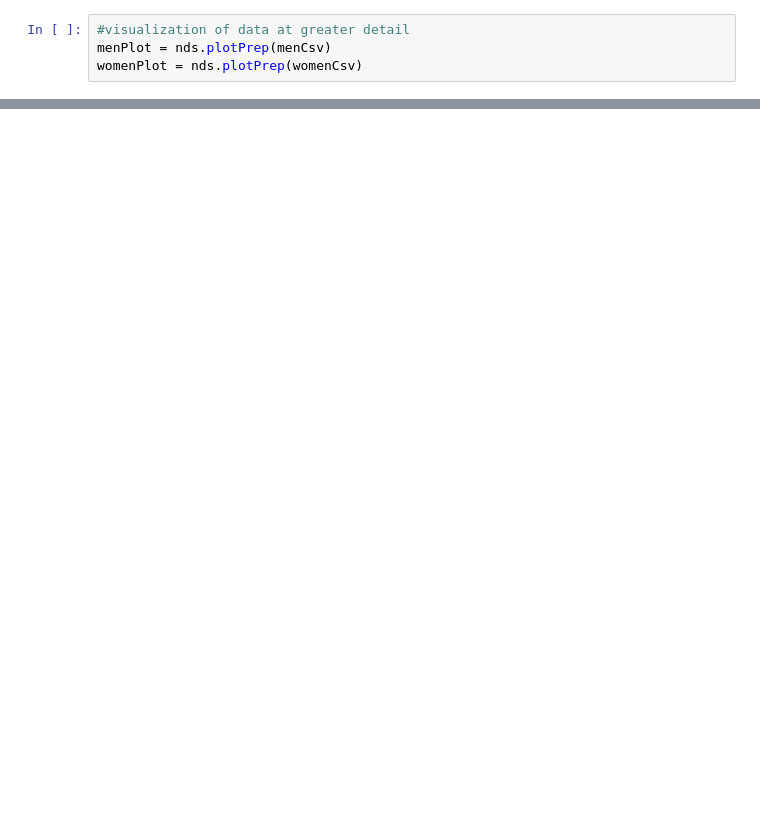
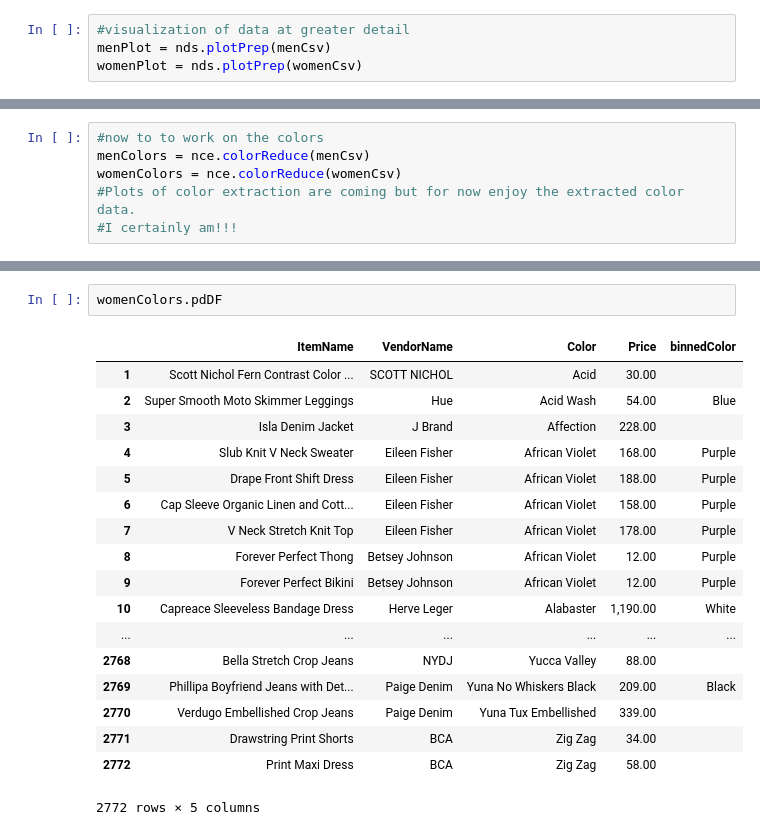
Before and after one commit to BEugeneSmith/codingFashion, a Jupyter notebook: NordstromDescStats.ipynb, the cells around one changed output, grey strips where cells are left out. Cells and saved outputs as stored; diff of their text form; blank space fills up the shorter version.

Commit message:
updated with simplified color data

```diff
--- a/NordstromDescStats.ipynb
+++ b/NordstromDescStats.ipynb
@@ -163,0 +183,6 @@ show(textureBar)
+# %%
+#now to to work on the colors
+menColors = nce.colorReduce(menCsv)
+womenColors = nce.colorReduce(womenCsv)
+#Plots of color extraction are coming but for now enjoy the extracted color data.
+#I certainly am!!!
@@ -163,0 +211,21 @@ show(textureBar)
+# %%
+womenColors.pdDF
+# %% [output]
+|  | ItemName | VendorName | Color | Price | binnedColor |
+| 1 | Scott Nichol Fern Contrast Color ... | SCOTT NICHOL | Acid | 30.00 |  |
+| 2 | Super Smooth Moto Skimmer Leggings | Hue | Acid Wash | 54.00 | Blue |
+| 3 | Isla Denim Jacket | J Brand | Affection | 228.00 |  |
+| 4 | Slub Knit V Neck Sweater | Eileen Fisher | African Violet | 168.00 | Purple |
+| 5 | Drape Front Shift Dress | Eileen Fisher | African Violet | 188.00 | Purple |
+| 6 | Cap Sleeve Organic Linen and Cott... | Eileen Fisher | African Violet | 158.00 | Purple |
+| 7 | V Neck Stretch Knit Top | Eileen Fisher | African Violet | 178.00 | Purple |
+| 8 | Forever Perfect Thong | Betsey Johnson | African Violet | 12.00 | Purple |
+| 9 | Forever Perfect Bikini | Betsey Johnson | African Violet | 12.00 | Purple |
+| 10 | Capreace Sleeveless Bandage Dress | Herve Leger | Alabaster | 1,190.00 | White |
+| ... | ... | ... | ... | ... | ... |
+| 2768 | Bella Stretch Crop Jeans | NYDJ | Yucca Valley | 88.00 |  |
+| 2769 | Phillipa Boyfriend Jeans with Det... | Paige Denim | Yuna No Whiskers Black | 209.00 | Black |
+| 2770 | Verdugo Embellished Crop Jeans | Paige Denim | Yuna Tux Embellished | 339.00 |  |
+| 2771 | Drawstring Print Shorts | BCA | Zig Zag | 34.00 |  |
+| 2772 | Print Maxi Dress | BCA | Zig Zag | 58.00 |  |
+2772 rows × 5 columns
```
Also changed, not shown: parts of 14 cells of this notebook.
